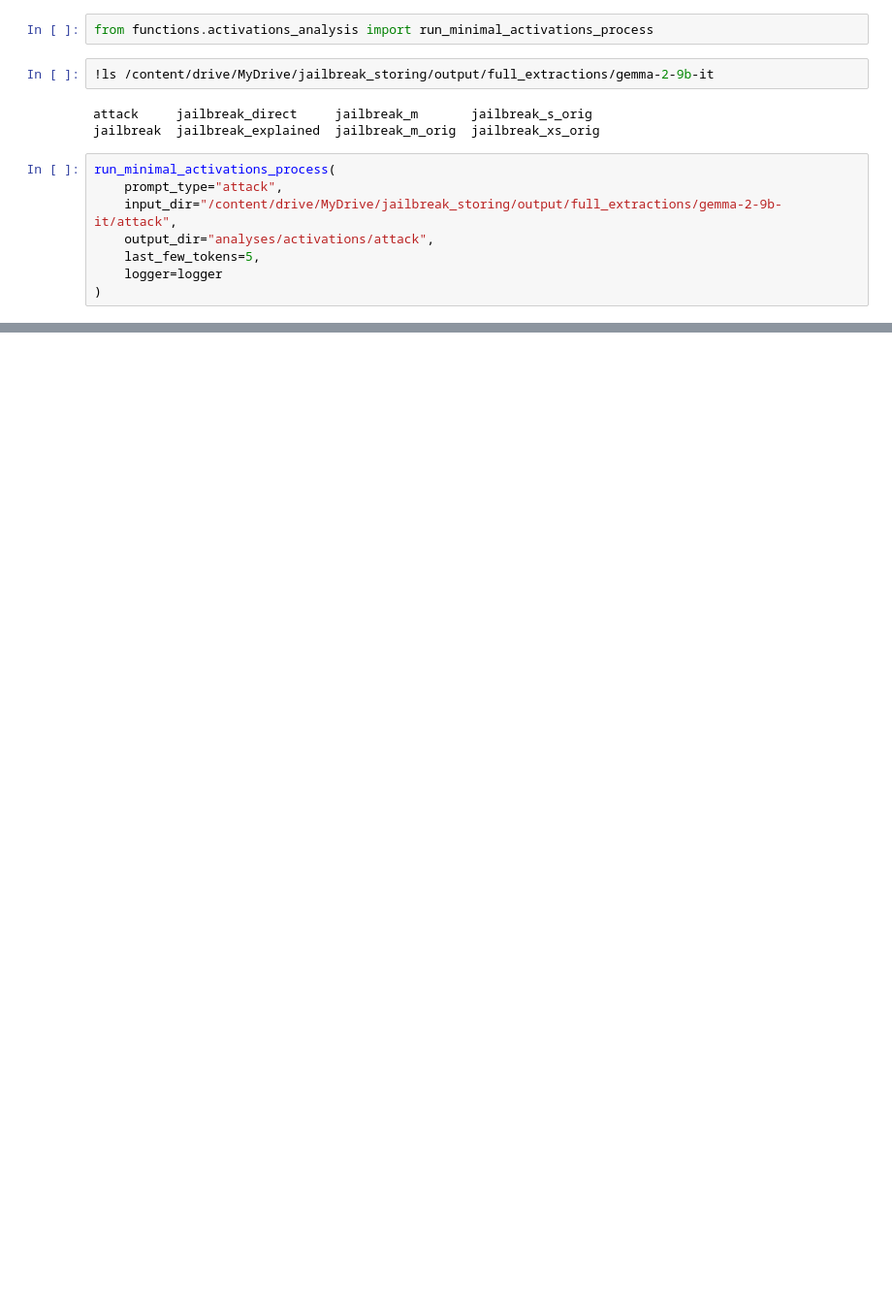
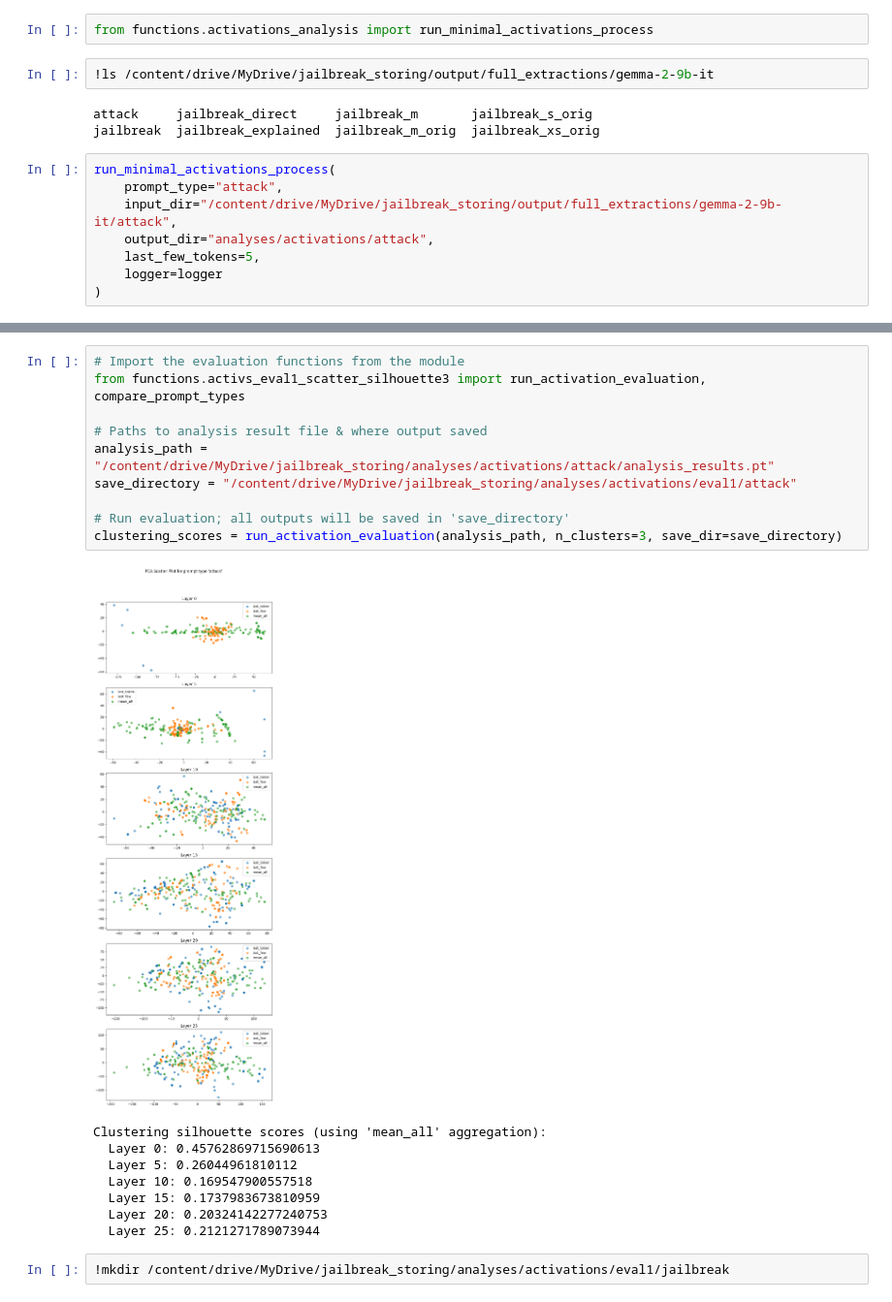
Before and after one commit to IdaCy/jailbreak-alert-research, a Jupyter notebook: notebooks/any_prompttype_line.ipynb, the cells around one changed output, grey strips where cells are left out. Shown at 97% size. Drawn from its saved outputs; the diff is of its cells as text; blank space fills up the shorter version.

```diff
--- a/notebooks/any_prompttype_line.ipynb
+++ b/notebooks/any_prompttype_line.ipynb
@@ -642,0 +717,21 @@ analysis_results.pt
+# %%
+# Import the evaluation functions from the module
+from functions.activs_eval1_scatter_silhouette3 import run_activation_evaluation, compare_prompt_types
+
+# Paths to analysis result file & where output saved
+analysis_path = "/content/drive/MyDrive/jailbreak_storing/analyses/activations/attack/analysis_results.pt"
+save_directory = "/content/drive/MyDrive/jailbreak_storing/analyses/activations/eval1/attack"
+
+# Run evaluation; all outputs will be saved in 'save_directory'
+clustering_scores = run_activation_evaluation(analysis_path, n_clusters=3, save_dir=save_directory)
+# %% [output]
+[figure, added]
+Clustering silhouette scores (using 'mean_all' aggregation):
+  Layer 0: 0.45762869715690613
+  Layer 5: 0.26044961810112
+  Layer 10: 0.169547900557518
+  Layer 15: 0.1737983673810959
+  Layer 20: 0.20324142277240753
+  Layer 25: 0.2121271789073944
+# %%
+!mkdir /content/drive/MyDrive/jailbreak_storing/analyses/activations/eval1/jailbreak
```
Also changed, not shown: parts of 31 cells of this notebook.
